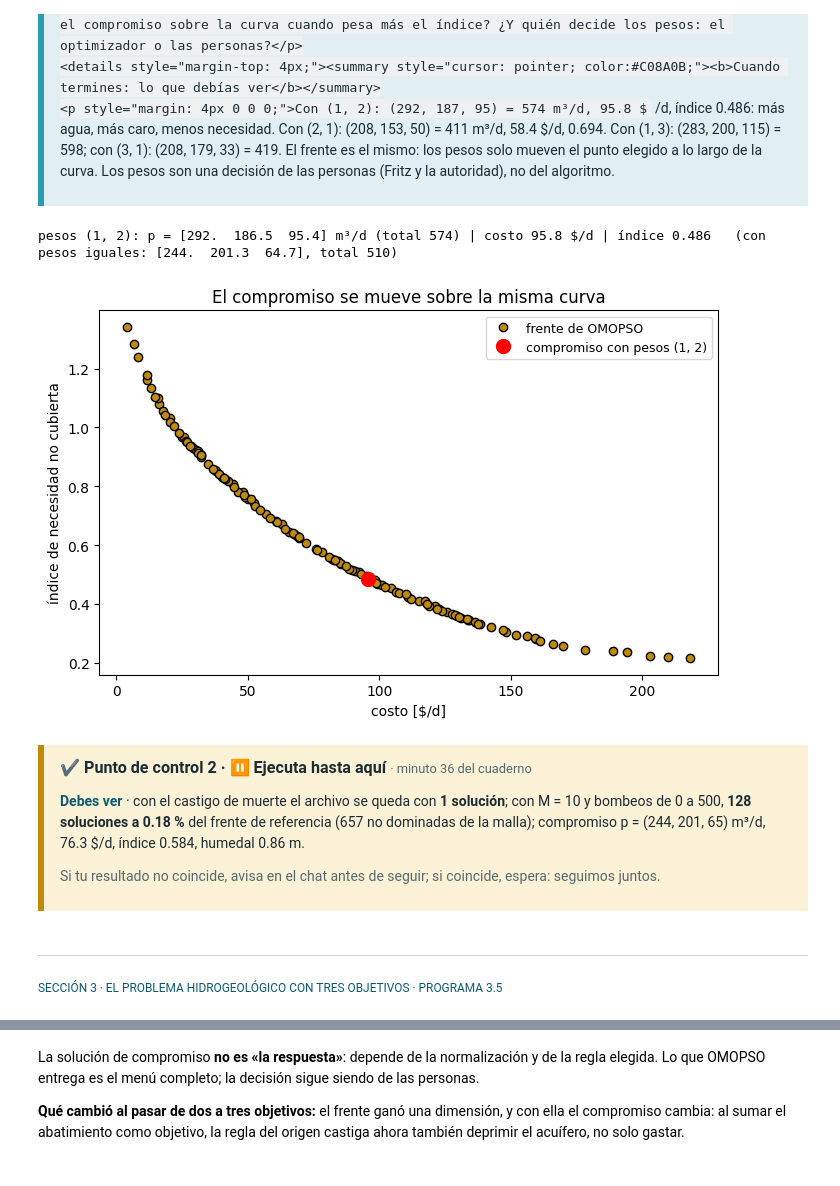
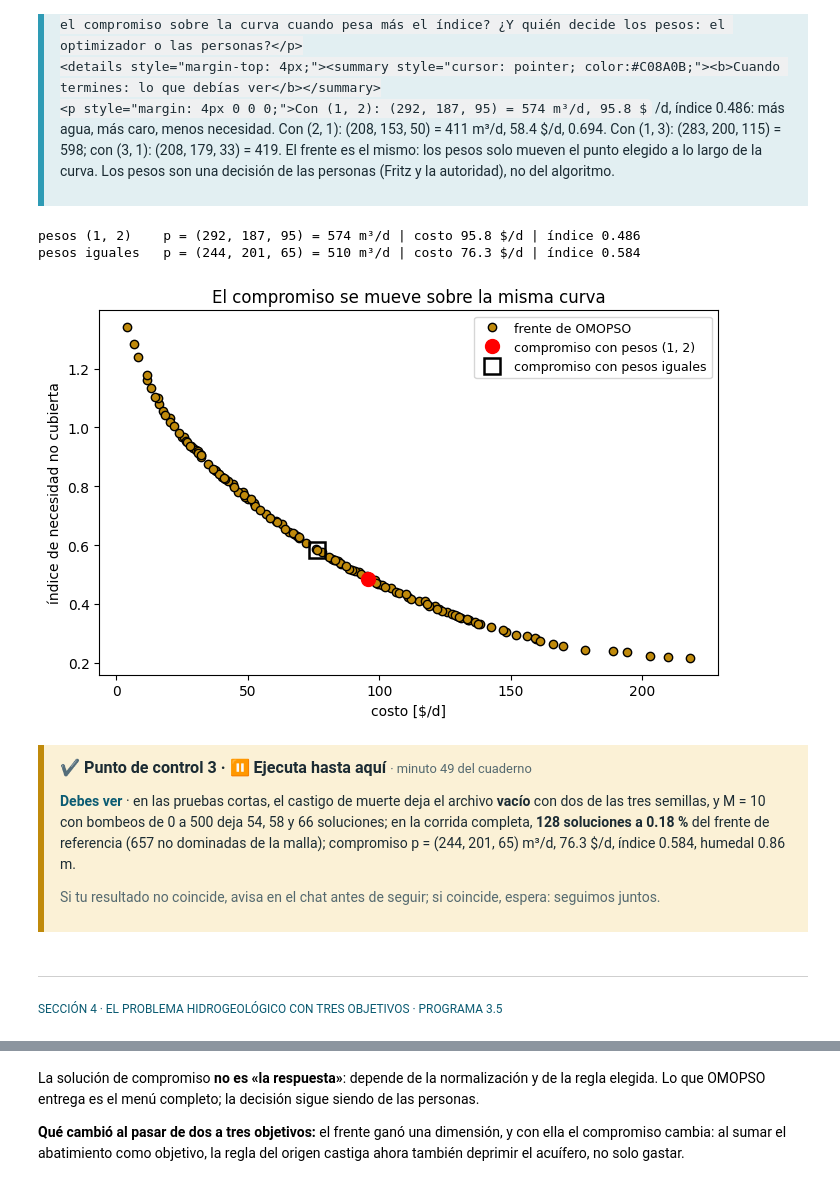
Before and after one commit to abelardo1685/Curso_Opt, a Jupyter notebook: Session_3/S3_multiobjetivo_omopso_rrwpt.ipynb, the cells around one changed output, grey strips where cells are left out. Saved outputs shown, nothing was run; the diff lists cells and outputs as text; code cells hidden in the pictures; some formulas as TeX source.

```diff
--- a/Session_3/S3_multiobjetivo_omopso_rrwpt.ipynb
+++ b/Session_3/S3_multiobjetivo_omopso_rrwpt.ipynb
@@ -114,7 +112,6 @@ class dtlz3:                                                # el problema de pru
 # %%
 # Define Optimization Problem
-Prueba = dtlz3()                                            # el problema de prueba de pyOMOPSO
-Test_function = Prueba.Test_function                        # su función objetivo: recibe x, devuelve una columna con f1, f2, f3
+Test_function = dtlz3                                       # la función objetivo del problema de prueba: recibe x, devuelve una columna con f1, f2, f3
 
 f = Test_function([0.3, 0.6, 0.5])          # una decisión: devuelve una COLUMNA con los tres objetivos
 print(f)                                                    # los tres objetivos, uno por renglón
@@ -151,9 +148,7 @@ OMOPSO = {                                                  # los parámetros de
         'e': 0.001,                                         # el ε del archivo
         'c1': 1.5,                                          # coeficientes cognitivo y social: se sortean entre c1 y c2
         'c2': 2,
-        'nGrid': 7,                                         # rejilla del hacinamiento
-        'alpha': 0.1,
-        'wdamp': 0.99,                                      # amortiguamiento de la inercia
+        'wdamp': 0.99,                                      # pyOMOPSO lo pide, pero esta versión no lo usa (la inercia ya se sortea)
         'r1': 0,                                            # rango de los números al azar
         'r2': 1,
         'verbose': 0,                                       # 0 trabaja en silencio
@@ -426,11 +672,11 @@ A_IDX  = np.array([0.10, 0.20, 0.15]) / 10   # coeficientes del original, para b
 K_IDX  = 0.5
 S_HUM, P_MAX = 1.25, 500.0
 
-def evaluar(p):                                             # recibe una decisión p = (p1, p2, p3)
-    # Todo lo de una decisión p = (p1, p2, p3): abatimientos y los objetivos de las secciones 2 y 3.
+def evaluar(p, al=alpha, ah=alpha_h):                                             # recibe una decisión p = (p1, p2, p3)
+    # Todo lo de una decisión p = (p1, p2, p3): abatimientos y los objetivos de las secciones 3 y 4.
     p = np.asarray(p, dtype=float)                          # por si llega como lista
-    s = alpha @ p                                            # abatimiento en los pozos
-    return {'s': s, 'humedal': alpha_h @ p,                 # abatimientos (pozos y humedal)…
+    s = al @ p                                               # abatimiento en los pozos
+    return {'s': s, 'humedal': ah @ p,                      # abatimientos (pozos y humedal)…
             'costo': np.sum(C_QP * p * (GSLEV - H0 + s)),   # …el costo: coeficiente × bombeo × altura (terreno − nivel inicial + abatimiento)…
             'indice': np.sum(np.exp(-K_IDX * (C_BASE + A_IDX * p)))}   # …y el índice: una exponencial que baja con el bombeo
 
@@ -643,12 +863,10 @@ no las distingue. Leer solo el espacio de objetivos esconde eso.
 
 La regla del ejemplo 6: normalizar y elegir la más cercana al origen. Y como siempre, traducirla a bombeos y verla en el acuífero.
 # %%
-F2n = (F2 - F2.min(0)) / (F2.max(0) - F2.min(0))            # normalizar: 0 = lo mejor del frente, 1 = lo peor
-k2 = int(np.argmin(np.linalg.norm(F2n, axis=1)))            # la solución más cercana al ideal (0, 0)
-p2c = X2[k2]; e2c = evaluar(p2c)                            # sus bombeos y todo lo demás
-print(f"compromiso de dos objetivos: p = {np.round(p2c, 1)} m³/d (total {p2c.sum():.0f})")
-print(f"  costo {e2c['costo']:.1f} $/d | índice {e2c['indice']:.3f} | humedal {e2c['humedal']:.3f} m | pozos {np.round(e2c['s'], 2)} m")
-hidra.compromiso_acuifero(F2, k2, p2c)                      # el compromiso sobre el frente y en el acuífero
+F2n = (F2 - F2.min(0)) / (F2.max(0) - F2.min(0))            # normalizar cada objetivo: 0 = lo mejor del frente, 1 = lo peor
+k2 = np.argmin(np.linalg.norm(F2n, axis=1))                 # el compromiso: la solución más cercana al ideal (0, 0)
+p2c = X2[k2]; e2c = evaluar(p2c)                            # sus bombeos y todo lo que provocan
+hidra.compromiso_acuifero(F2, k2, p2c, e2c)                 # sus números, dónde cae en el frente y cómo se ve en el acuífero
 # %% [output]
 compromiso de dos objetivos: p = [244.  201.3  64.7] m³/d (total 510)
   costo 76.3 $/d | índice 0.584 | humedal 0.863 m | pozos [1.94 1.75 0.95] m
@@ -666,20 +884,20 @@ compromiso de dos objetivos: p = [244.  201.3  64.7] m³/d (total 510)
 # %%
 w_tt = (1, 2)                                               # ← cambia los pesos (costo, índice): prueba (2, 1), (1, 3), (3, 1)
 
-d_tt = np.sqrt(w_tt[0] * F2n[:, 0]**2 + w_tt[1] * F2n[:, 1]**2)   # distancia al ideal, con pesos
-k_tt = int(np.argmin(d_tt)); p_w = X2[k_tt]; e_w = evaluar(p_w)   # la más cercana y sus bombeos
-print(f"pesos {w_tt}: p = {np.round(p_w, 1)} m³/d (total {p_w.sum():.0f}) | costo {e_w['costo']:.1f} $/d | índice {e_w['indice']:.3f}   (con pesos iguales: {np.round(p2c, 1)}, total {p2c.sum():.0f})")
-hidra.frente_2d((F2, 'frente de OMOPSO'), punto=(F2[k_tt], f'compromiso con pesos {w_tt}'), titulo='El compromiso se mueve sobre la misma curva')
+d_tt = np.sqrt(w_tt[0] * F2n[:, 0]**2 + w_tt[1] * F2n[:, 1]**2)   # la distancia de cada solución al ideal (0, 0), con pesos
+k_tt = np.argmin(d_tt)                                      # el compromiso con estos pesos: la solución más cercana
+hidra.compromiso_con_pesos(F2, X2, k_tt, w_tt, evaluar, k_iguales=k2)   # sus bombeos, costo e índice contra los de pesos iguales, y dónde cae en la curva
 # %% [output]
-pesos (1, 2): p = [292.  186.5  95.4] m³/d (total 574) | costo 95.8 $/d | índice 0.486   (con pesos iguales: [244.  201.3  64.7], total 510)
+pesos (1, 2)    p = (292, 187, 95) = 574 m³/d | costo 95.8 $/d | índice 0.486
+pesos iguales   p = (244, 201, 65) = 510 m³/d | costo 76.3 $/d | índice 0.584
-[figure, old version]
+[figure, new version]
 # %% [markdown]
 <div style="border-left: 6px solid #C08A0B; background: #FBF1D6; color: #1B2B33; padding: 12px 16px; margin: 18px 0; line-height: 1.45;">
-<p style="margin: 0 0 6px 0; font-size: 1.15em;"><b>✔ Punto de control 2 · ⏸ Ejecuta hasta aquí</b> <span style="color:#54696F; font-size:0.8em;">· minuto 36 del cuaderno</span></p>
-<p style="margin: 0 0 6px 0;"><b style="color:#0B5B72;">Debes ver</b> · con el castigo de muerte el archivo se queda con <b>1 solución</b>; con M = 10 y bombeos de 0 a 500, <b>128 soluciones a 0.18 %</b> del frente de referencia (657 no dominadas de la malla); compromiso p = (244, 201, 65) m³/d, 76.3 $/d, índice 0.584, humedal 0.86 m.</p>
+<p style="margin: 0 0 6px 0; font-size: 1.15em;"><b>✔ Punto de control 3 · ⏸ Ejecuta hasta aquí</b> <span style="color:#54696F; font-size:0.8em;">· minuto 49 del cuaderno</span></p>
+<p style="margin: 0 0 6px 0;"><b style="color:#0B5B72;">Debes ver</b> · en las pruebas cortas, el castigo de muerte deja el archivo <b>vacío</b> con dos de las tres semillas, y M = 10 con bombeos de 0 a 500 deja 54, 58 y 66 soluciones; en la corrida completa, <b>128 soluciones a 0.18 %</b> del frente de referencia (657 no dominadas de la malla); compromiso p = (244, 201, 65) m³/d, 76.3 $/d, índice 0.584, humedal 0.86 m.</p>
 <p style="margin: 0; color:#54696F;">Si tu resultado no coincide, avisa en el chat antes de seguir; si coincide, espera: seguimos juntos.</p>
 </div>
 # %% [markdown]
 <hr style="border: none; border-top: 4px solid #0B5B72; margin: 28px 0 4px 0;">
-<p style="color:#0B5B72; font-size: 0.85em; letter-spacing: 0.08em; margin: 0;">SECCIÓN 3 · EL PROBLEMA HIDROGEOLÓGICO CON TRES OBJETIVOS · PROGRAMA 3.5</p>
+<p style="color:#0B5B72; font-size: 0.85em; letter-spacing: 0.08em; margin: 0;">SECCIÓN 4 · EL PROBLEMA HIDROGEOLÓGICO CON TRES OBJETIVOS · PROGRAMA 3.5</p>
 # %% [markdown]
```
Also changed, not shown: parts of 72 cells of this notebook, 14 other files.
